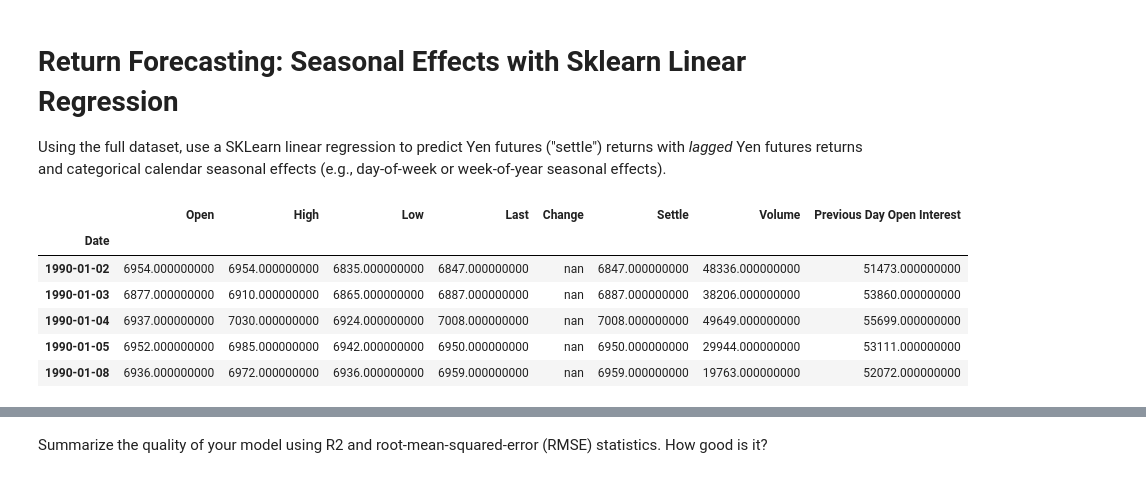
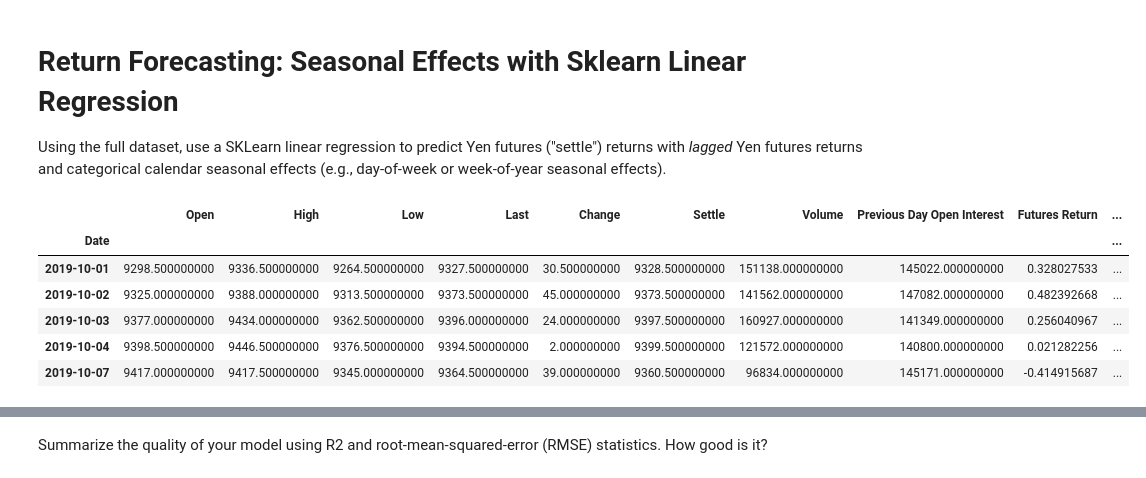
Before and after one commit to enriqueserizawa/time_series_hw, a Jupyter notebook: Starter_Code/time_series_analysis.ipynb, the cells around one changed output, grey strips where cells are left out. Drawn from its saved outputs; the diff is of its cells as text; code cells hidden in the pictures.

```diff
--- a/Starter_Code/time_series_analysis.ipynb
+++ b/Starter_Code/time_series_analysis.ipynb
@@ -81,16 +81,16 @@ ts_noise["2015":].plot(figsize=(14,5))
  # Return Forecasting: Seasonal Effects with Sklearn Linear Regression
  Using the full dataset, use a SKLearn linear regression to predict Yen futures ("settle") returns with *lagged* Yen futures returns and categorical calendar seasonal effects (e.g., day-of-week or week-of-year seasonal effects).
 # %%
-#Use the dataframe containing "Settle" Prices:
-fut.head()
+#Using the dataframe containing "Settle" Prices:
+fut.tail()
 # %% [output]
-|  | Open | High | Low | Last | Change | Settle | Volume | Previous Day Open Interest |
-| Date |  |  |  |  |  |  |  |  |
-| 1990-01-02 | 6954.000000000 | 6954.000000000 | 6835.000000000 | 6847.000000000 | nan | 6847.000000000 | 48336.000000000 | 51473.000000000 |
-| 1990-01-03 | 6877.000000000 | 6910.000000000 | 6865.000000000 | 6887.000000000 | nan | 6887.000000000 | 38206.000000000 | 53860.000000000 |
-| 1990-01-04 | 6937.000000000 | 7030.000000000 | 6924.000000000 | 7008.000000000 | nan | 7008.000000000 | 49649.000000000 | 55699.000000000 |
-| 1990-01-05 | 6952.000000000 | 6985.000000000 | 6942.000000000 | 6950.000000000 | nan | 6950.000000000 | 29944.000000000 | 53111.000000000 |
-| 1990-01-08 | 6936.000000000 | 6972.000000000 | 6936.000000000 | 6959.000000000 | nan | 6959.000000000 | 19763.000000000 | 52072.000000000 |
+|  | Open | High | Low | Last | Change | Settle | Volume | Previous Day Open Interest | Futures Return | ... |
+| Date |  |  |  |  |  |  |  |  |  | ... |
+| 2019-10-01 | 9298.500000000 | 9336.500000000 | 9264.500000000 | 9327.500000000 | 30.500000000 | 9328.500000000 | 151138.000000000 | 145022.000000000 | 0.328027533 | ... |
+| 2019-10-02 | 9325.000000000 | 9388.000000000 | 9313.500000000 | 9373.500000000 | 45.000000000 | 9373.500000000 | 141562.000000000 | 147082.000000000 | 0.482392668 | ... |
+| 2019-10-03 | 9377.000000000 | 9434.000000000 | 9362.500000000 | 9396.000000000 | 24.000000000 | 9397.500000000 | 160927.000000000 | 141349.000000000 | 0.256040967 | ... |
+| 2019-10-04 | 9398.500000000 | 9446.500000000 | 9376.500000000 | 9394.500000000 | 2.000000000 | 9399.500000000 | 121572.000000000 | 140800.000000000 | 0.021282256 | ... |
+| 2019-10-07 | 9417.000000000 | 9417.500000000 | 9345.000000000 | 9364.500000000 | 39.000000000 | 9360.500000000 | 96834.000000000 | 145171.000000000 | -0.414915687 | ... |
 # %%
 from sklearn.linear_model import LinearRegression
 
```
Also changed, not shown: parts of 22 cells of this notebook.
